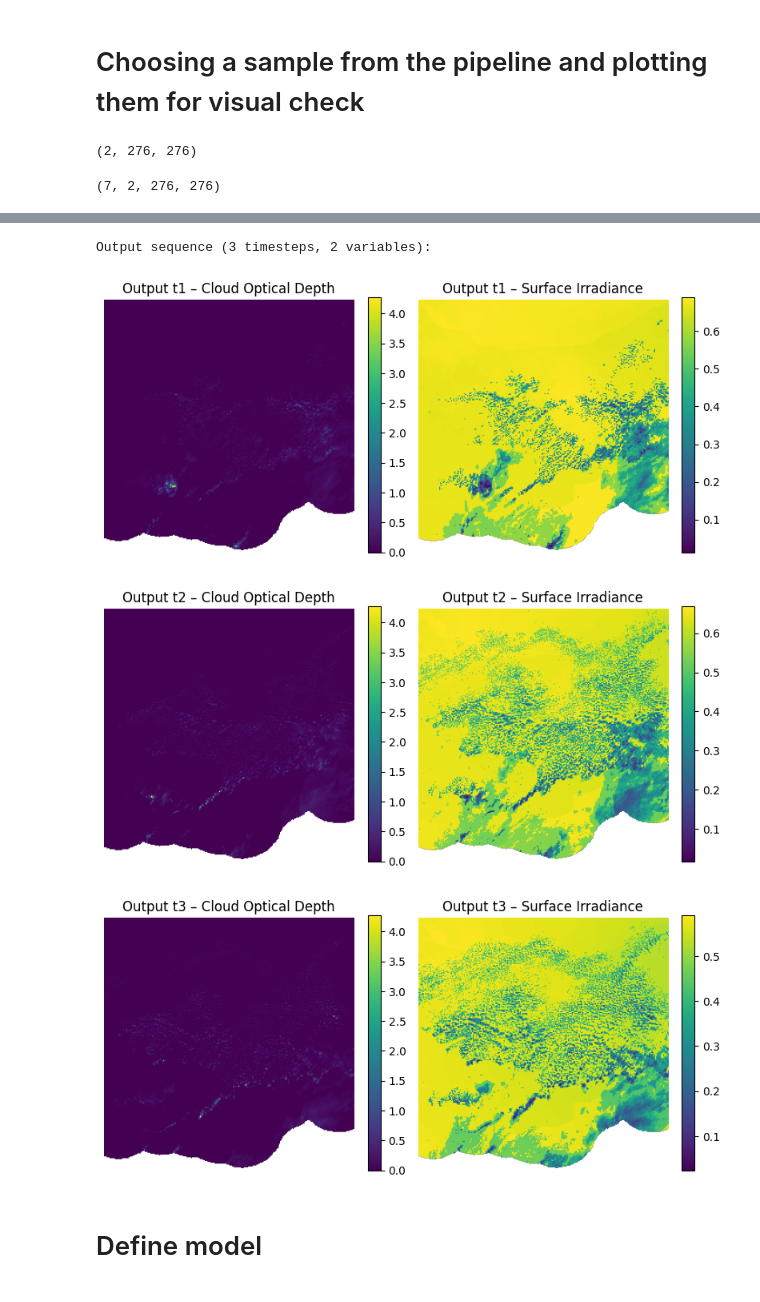
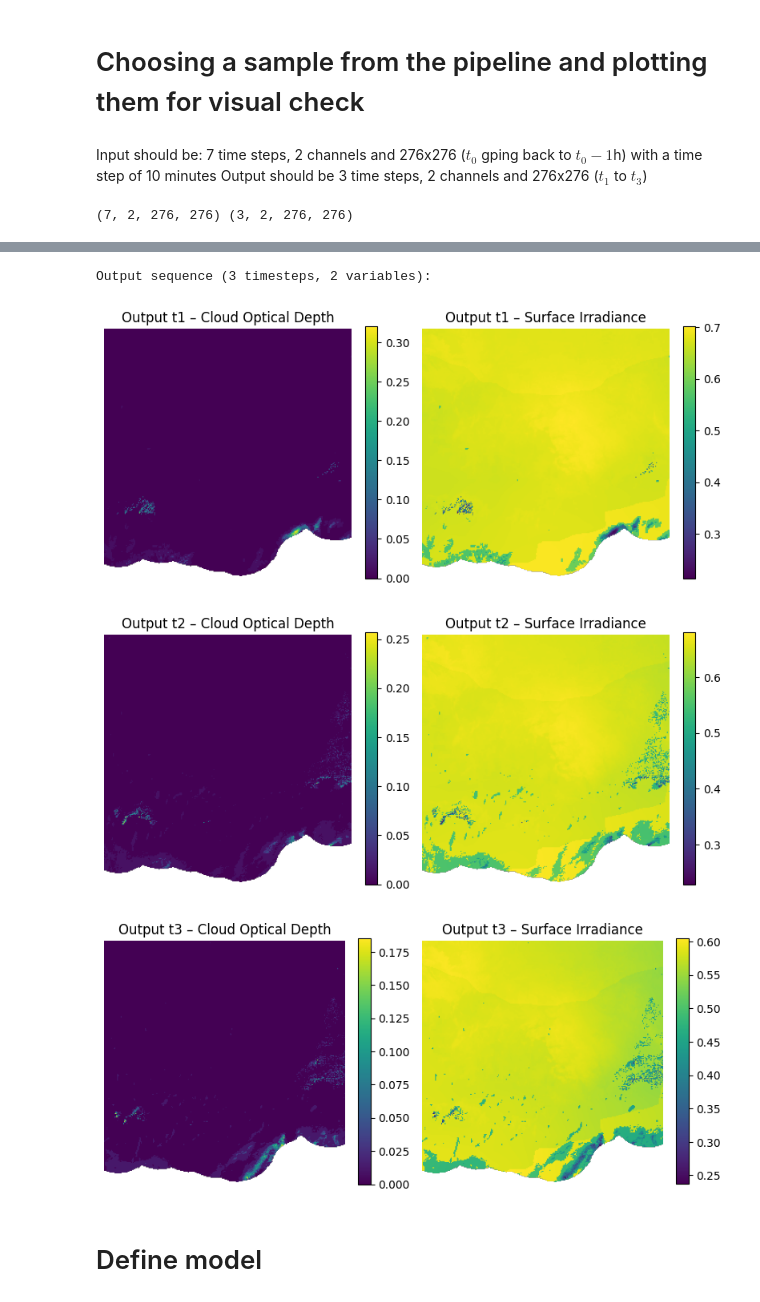
Before and after one commit to mendrika-mdg/Nowcasting-with-PyEarthTools, a Jupyter notebook: Momentum.ipynb, the cells around one changed output, grey strips where cells are left out. Saved outputs shown, nothing was run; the diff lists cells and outputs as text; code cells hidden in the pictures.

```diff
--- a/Momentum.ipynb
+++ b/Momentum.ipynb
@@ -60,8 +58,7 @@ Himawari
                  StandardCoordinateNames        {'latitude': "['lat', 'Latitude', 'yt_ocean', 'yt']", 'longitude': "['lon', 'Longitude', 'xt_ocean', 'xt']", 'replacement_dictionary': 'None', 'time': " ...
                  Trim                           {'__args': '()', 'variables': "['surface_global_irradiance', 'cloud_optical_depth']"}
 # %%
-ds = himawari["20210607T1930"]
-ds
+himawari["20210607T1930"]
 # %% [output]
 <xarray.Dataset> Size: 61MB Dimensions: (time: 1, latitude: 1726, longitude: 2214) Coordinates: * time (time) datetime64[ns] 8B 2021-06-07T19:30:00 * latitude (latitude) float32 7kB -44.5 -44.48 ... - ...
 xarray.Dataset
@@ -174,7 +173,7 @@ satpipe = petpipe.Pipeline(
         delta_unit="minute"
     ),
 
-    # --- New bounding box: Darwin region ---
+    # Darwin region
     petdata.transform.region.Bounding(-15.5, -8, 130, 135.5),
 
     PerChannelScale(scales),  # scale both variables
@@ -183,24 +182,26 @@ satpipe = petpipe.Pipeline(
     petpipe.operations.numpy.reshape.Rearrange("t c h w -> c t h w"),
 
     iterator=petpipe.iterators.DateRange(
-        "20210607T0030", "20210610T2300", interval="10 minutes"
+        "20210607T0000",
+        "20210707T0000",
+        interval="10 minutes"
     ),
 
     exceptions_to_ignore=(petdata.exceptions.DataNotFoundError, ValueError)
 )
 # %% [markdown]
 # Choosing a sample from the pipeline and plotting them for visual check
+# %% [markdown]
+Input should be: 7 time steps, 2 channels and 276x276 ($t_0$ gping back to $t_0 - 1$h) with a time step of 10 minutes
+Output should be 3 time steps, 2 channels and 276x276 ($t_1$ to $t_3$)
 # %%
-t = Petdt(datetime.datetime(2021, 6, 8, 1, 0))
+t = Petdt(datetime.datetime(2021, 7, 8, 1, 0))
 sample = satpipe[t]
 inputs, outputs = sample
-outputs[1].shape
+
+print(inputs.shape, outputs.shape)
 # %% [output]
-(2, 276, 276)
+(7, 2, 276, 276) (3, 2, 276, 276)
-# %%
-inputs.shape
-# %% [output]
-(7, 2, 276, 276)
 # %%
 inputs, outputs = sample
 
@@ -239,11 +240,11 @@ def describe_sequence(seq, name, t_labels=None):
         print(f"  {t_labels[t]}: {mean_str} | {std_str}")
 
 
-# --- Define custom timestep labels ---
-t_labels_input = [f"t−{i}" for i in range(7, 0, -1)] + ["t0"]  # t−7 … t0
+# Define custom timestep labels
+t_labels_input = [f"t−{i}" for i in range(6, 0, -1)] + ["t0"]  # t−6 … t0
 t_labels_output = [f"t{i}" for i in range(1, 4)]               # t1 … t3
 
-# --- Describe and visualise ---
+# Describe and visualise
 describe_sequence(inputs, "Input", t_labels=t_labels_input)
 describe_sequence(outputs, "Output", t_labels=t_labels_output)
 
@@ -280,7 +281,7 @@ Input sequence (7 timesteps, 2 variables):
 Output sequence (3 timesteps, 2 variables):
-[figure, old version]
+[figure, new version]
-[figure, old version]
+[figure, new version]
-[figure, old version]
+[figure, new version]
 # %% [markdown]
 # Define model
 # %%
```
Also changed, not shown: parts of 26 cells of this notebook, 1 other file.
